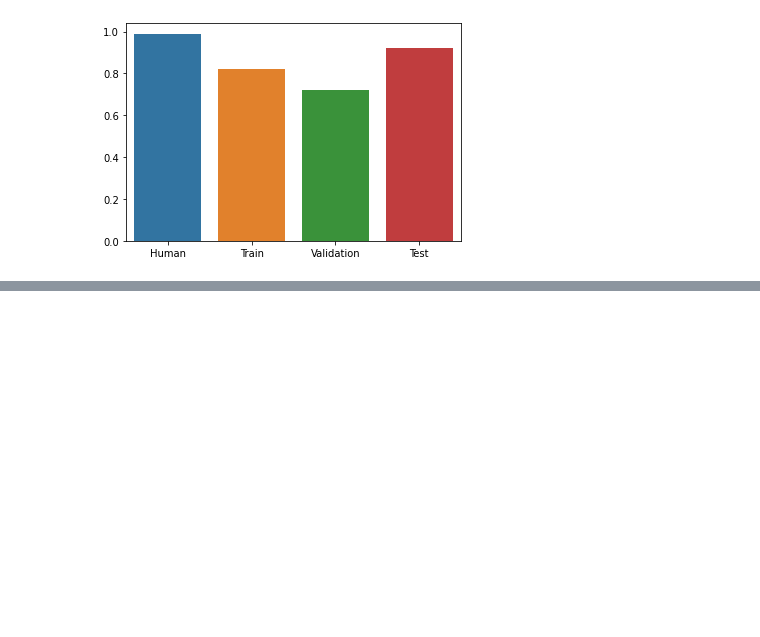
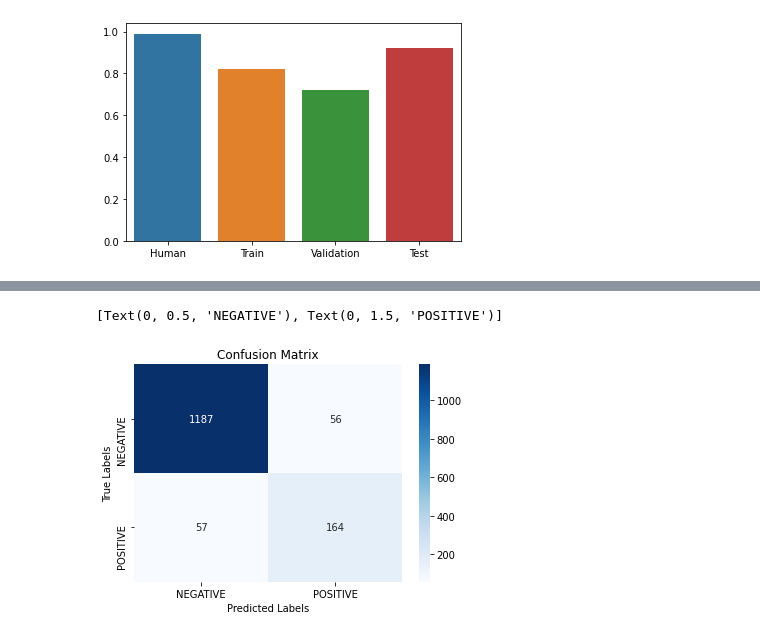
Before and after one commit to Jahnic/AgileProjects, a Jupyter notebook: twitter_sentiment/notebooks/BERT_test.ipynb, the cells around one changed output, grey strips where cells are left out. Drawn from its saved outputs; the diff is of its cells as text; code cells hidden in the pictures; blank space fills up the shorter version.

Commit message:
add confusion matrix

```diff
--- a/twitter_sentiment/notebooks/BERT_test.ipynb
+++ b/twitter_sentiment/notebooks/BERT_test.ipynb
@@ -190,0 +189,18 @@ plt.show()
+# %%
+# confusion matrix
+
+cm = confusion_matrix(test_labels, predictions, normalize=None)
+
+ax= plt.subplot()
+sns.heatmap(cm, annot=True, ax = ax, cmap='Blues', fmt='d')
+
+ax.set_title('Confusion Matrix')
+
+ax.set_xlabel('Predicted Labels')
+ax.set_ylabel('True Labels')
+
+ax.xaxis.set_ticklabels(['NEGATIVE', 'POSITIVE'])
+ax.yaxis.set_ticklabels(['NEGATIVE', 'POSITIVE'])
+# %% [output]
+[Text(0, 0.5, 'NEGATIVE'), Text(0, 1.5, 'POSITIVE')]
+[figure, added]
```
Also changed, not shown: parts of 11 cells of this notebook.
